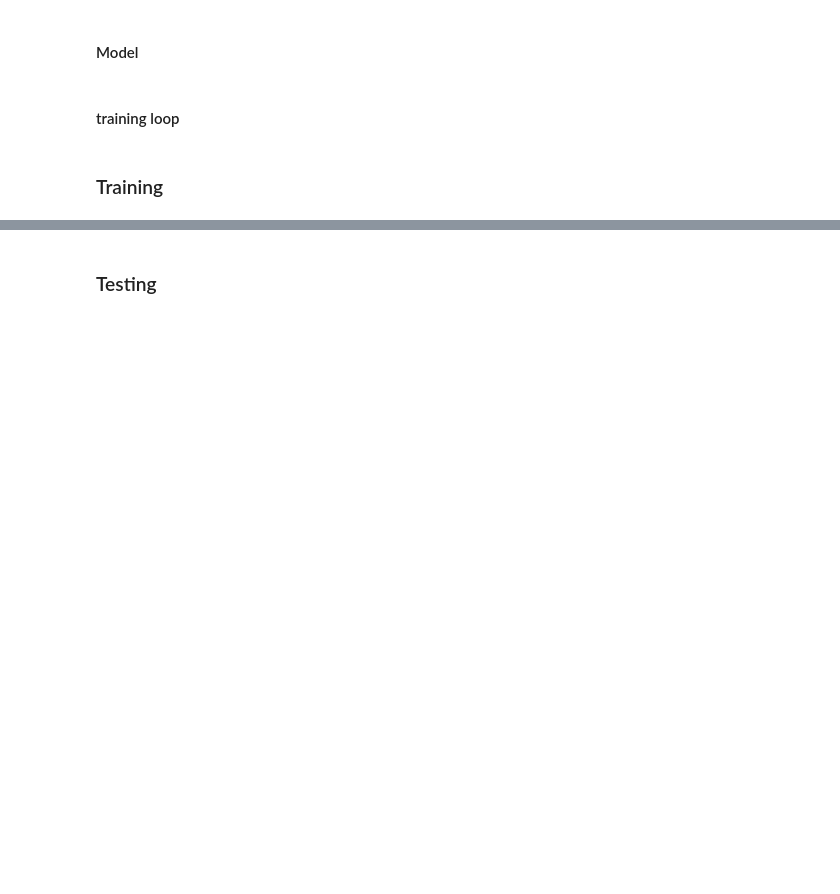
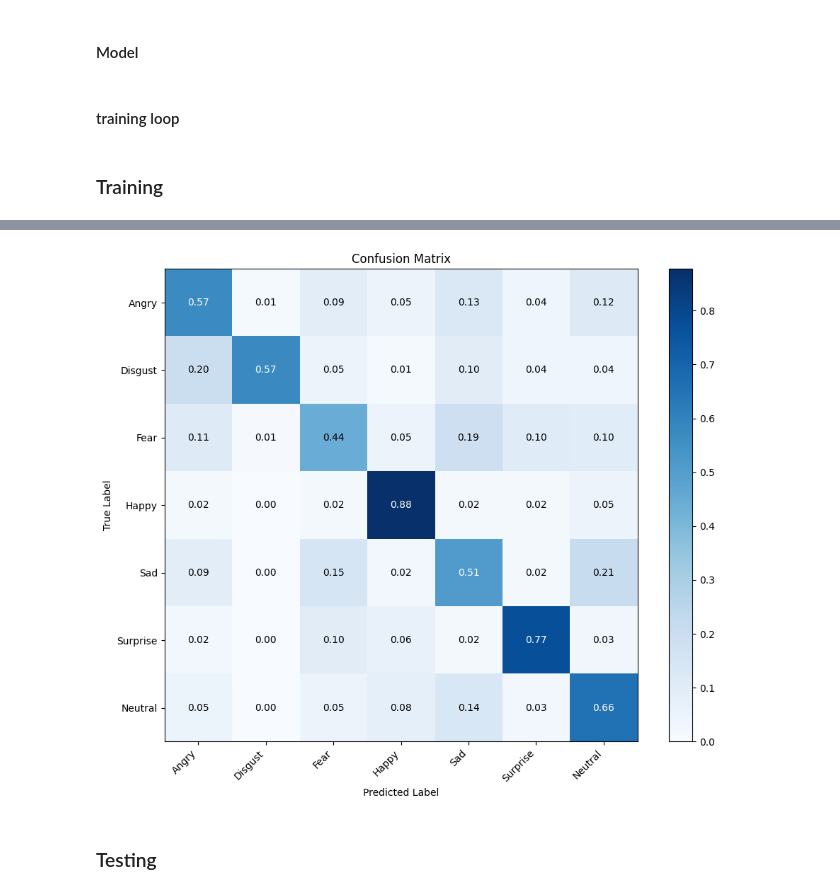
Before and after one commit to bbnoir/ntu-ml, a Jupyter notebook: hw2/2025ML_HW2_sample.ipynb, the cells around one changed output, grey strips where cells are left out. Drawn from its saved outputs; the diff is of its cells as text; code cells hidden in the pictures; blank space fills up the shorter version.

```diff
--- a/hw2/2025ML_HW2_sample.ipynb
+++ b/hw2/2025ML_HW2_sample.ipynb
@@ -320,3 +290,43 @@ draw_confusion_matrix(model, valid_loader)
+# %%
+def draw_confusion_matrix(model, valid_loader):
+    predictions, labels = [], []
+    model.to(device)
+    model.eval()
+    with torch.no_grad():
+        for img, lab in tqdm(valid_loader):
+            img = img.to(device)
+            output = model(img)
+            predictions += torch.argmax(output, dim=-1).tolist()
+            labels += lab.tolist()
+    # TODO draw the confusion matrix
+    name_classes = ['Angry', 'Disgust', 'Fear', 'Happy', 'Sad', 'Surprise', 'Neutral']
+    count_matrix = np.zeros((7, 7), dtype=int)
+    for true_label, pred_label in zip(labels, predictions):
+        count_matrix[true_label, pred_label] += 1
+    confusion_matrix = count_matrix / count_matrix.sum(axis=1, keepdims=True)
+    plt.figure(figsize=(10, 8))
+    plt.imshow(confusion_matrix, interpolation='nearest', cmap=plt.cm.Blues)
+    plt.title('Confusion Matrix')
+    plt.colorbar()
+    tick_marks = np.arange(7)
+    plt.xticks(tick_marks, name_classes, rotation=45, ha='right')
+    plt.yticks(tick_marks, name_classes)
+
+    # Add text annotations showing the values
+    for i in range(7):
+        for j in range(7):
+            plt.text(j, i, f'{confusion_matrix[i, j]:.2f}',
+                    ha='center', va='center',
+                    color='white' if confusion_matrix[i, j] > 0.5 else 'black')
+
+    plt.xlabel('Predicted Label')
+    plt.ylabel('True Label')
+    plt.tight_layout()
+    plt.show()
+
+draw_confusion_matrix(model, valid_loader)
+# %% [output]
+[figure, added]
 # %% [markdown]
 ### Testing
 # %%
```
Also changed, not shown: parts of 4 cells of this notebook.
